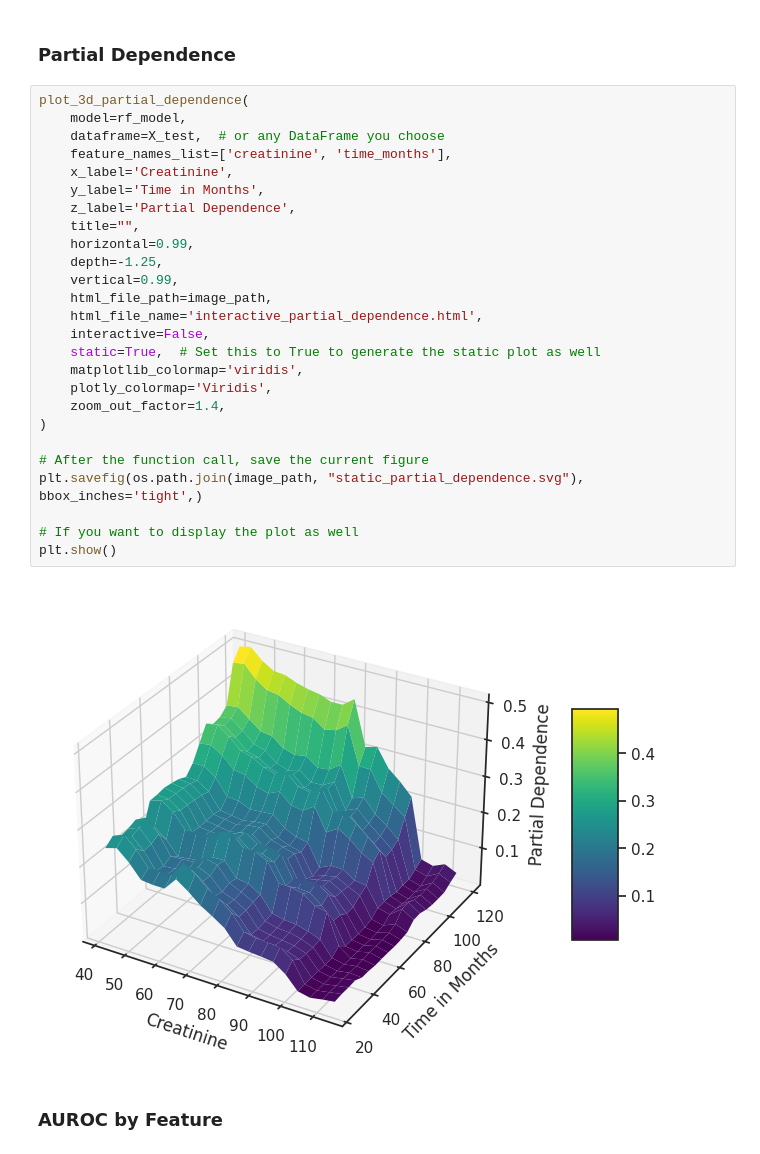
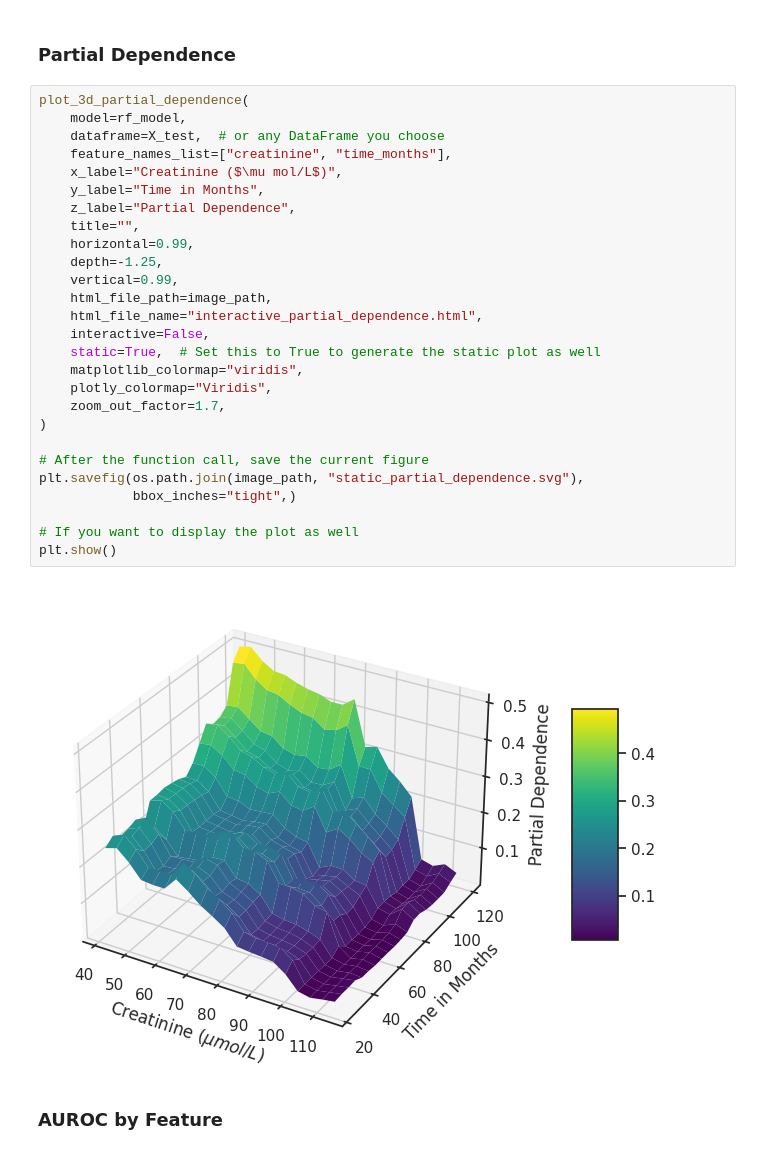
Before and after one commit to lshpaner/ckd_uae, a Jupyter notebook: Kidney_UAE_Full_Notebook.ipynb, the cells around one changed output. Cells and saved outputs as stored; diff of their text form.

Commit message:
updated plotly axes inside function

```diff
--- a/Kidney_UAE_Full_Notebook.ipynb
+++ b/Kidney_UAE_Full_Notebook.ipynb
@@ -1121,31 +1121,32 @@ plt.show()
 # %%
 plot_3d_partial_dependence(
     model=rf_model,
     dataframe=X_test,  # or any DataFrame you choose
-    feature_names_list=['creatinine', 'time_months'],
-    x_label='Creatinine',
-    y_label='Time in Months',
-    z_label='Partial Dependence',
+    feature_names_list=["creatinine", "time_months"],
+    x_label="Creatinine ($\mu mol/L$)",
+    y_label="Time in Months",
+    z_label="Partial Dependence",
     title="",
     horizontal=0.99,
     depth=-1.25,
     vertical=0.99,
     html_file_path=image_path,
-    html_file_name='interactive_partial_dependence.html',
+    html_file_name="interactive_partial_dependence.html",
     interactive=False,
     static=True,  # Set this to True to generate the static plot as well
-    matplotlib_colormap='viridis',
-    plotly_colormap='Viridis',
-    zoom_out_factor=1.4,
+    matplotlib_colormap="viridis",
+    plotly_colormap="Viridis",
+    zoom_out_factor=1.7,
 )
 
 # After the function call, save the current figure
-plt.savefig(os.path.join(image_path, "static_partial_dependence.svg"), bbox_inches='tight',)
+plt.savefig(os.path.join(image_path, "static_partial_dependence.svg"),
+            bbox_inches="tight",)
 
 # If you want to display the plot as well
 plt.show()
 # %% [output]
-[figure, old version]
+[figure, new version]
 # %% [markdown]
 ### AUROC by Feature
 # %%
```
Also changed, not shown: parts of 4 cells of this notebook.
